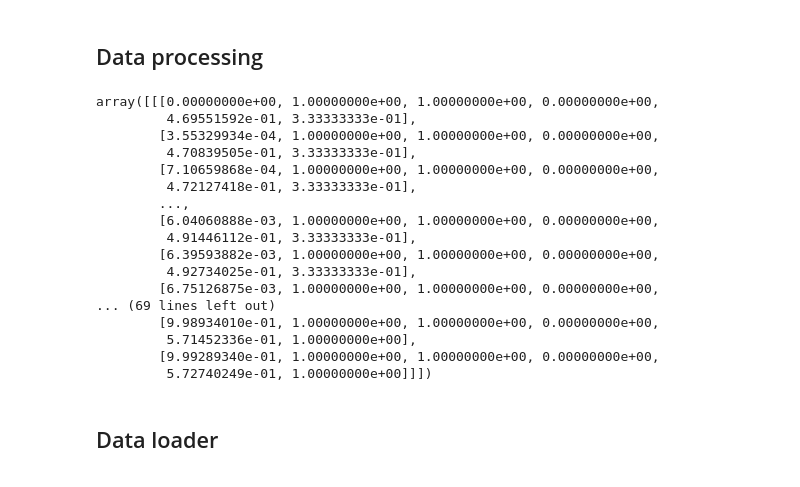
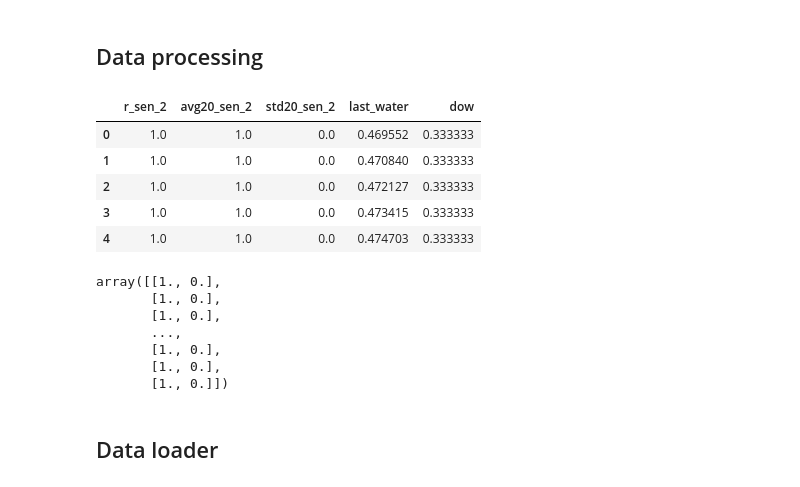
Before and after one commit to JerrickB/MoistBot, a Jupyter notebook: MoistBot.ipynb, the cells around one changed output. Saved outputs shown, nothing was run; the diff lists cells and outputs as text; code cells hidden in the pictures.

```diff
--- a/MoistBot.ipynb
+++ b/MoistBot.ipynb
@@ -10,7 +32,7 @@ from sklearn.preprocessing import MinMaxScaler
 # %% [markdown]
 ## Data Injest
 # %%
-PATH = "../notebooks/dual_sen_sample_1.csv"
+PATH = "../notebooks/data/dual_sen_sample_1.csv"
 # %%
 def moving_mean(time, data, lag=5):
     X = []
@@ -108,46 +130,49 @@ df.head()
 # %% [markdown]
 ## Data processing
 # %%
-def ds_make(df,y_col,win=20):
+def ds_make(df,y_col,win=20,md=False):
     x, y = [], []
     for i in range(int(len(df)-win-1)):
         a = df.loc[i:(i+win)-1]
         x.append(a)
-        y.append(df.loc[i+win])
+        if md:
+            y.append(df.loc[i+win,['avg20_sen_2','std20_sen_2']])
+        else:
+            y.append(df.loc[i+win,'avg20_sen_2'])
     return np.array(x), np.array(y)
 # %%
 df_d = df.reset_index()
-df_d.drop('index',axis=1,inplace=True)
+df_d.drop(['index','datetime'],axis=1,inplace=True)
 
-df_d.loc[:,'datetime'] = df_d['datetime'].astype(int)/1000000000
-df_d.loc[:,'last_water'] = df_d.loc[:,'last_water'].astype(int)/1000000000
+df_d.loc[:,'last_water'] = df_d.loc[:,'last_water'].astype(int)/10000000000
 
 #scale down for computing
 scaler = MinMaxScaler(feature_range=(0,1))
-for col in df_d.columns:
+for col in ['r_sen_2','avg20_sen_2','std20_sen_2','last_water','dow']:
     df_d.loc[:,col] = scaler.fit_transform(df_d[col].values.reshape(-1,1))
 
 # split into DL data
-xs, ys = ds_make(df_d,"r_sen_2")
+win = 20
+xs, ys = ds_make(df_d,"r_sen_2",win=win, md=True)
+# xs = [item for sublist in xs for item in sublist]
+# ys = [item for sublist in ys for item in sublist]
+df_d.head()
+# %% [output]
+|  | r_sen_2 | avg20_sen_2 | std20_sen_2 | last_water | dow |
+| 0 | 1.0 | 1.0 | 0.0 | 0.469552 | 0.333333 |
+| 1 | 1.0 | 1.0 | 0.0 | 0.470840 | 0.333333 |
+| 2 | 1.0 | 1.0 | 0.0 | 0.472127 | 0.333333 |
+| 3 | 1.0 | 1.0 | 0.0 | 0.473415 | 0.333333 |
+| 4 | 1.0 | 1.0 | 0.0 | 0.474703 | 0.333333 |
-# %%
-xs
-# %% [output]
-array([[[0.00000000e+00, 1.00000000e+00, 1.00000000e+00, 0.00000000e+00,
-         4.69551592e-01, 3.33333333e-01],
-        [3.55329934e-04, 1.00000000e+00, 1.00000000e+00, 0.00000000e+00,
-         4.70839505e-01, 3.33333333e-01],
-        [7.10659868e-04, 1.00000000e+00, 1.00000000e+00, 0.00000000e+00,
-         4.72127418e-01, 3.33333333e-01],
-        ...,
-        [6.04060888e-03, 1.00000000e+00, 1.00000000e+00, 0.00000000e+00,
-         4.91446112e-01, 3.33333333e-01],
-        [6.39593882e-03, 1.00000000e+00, 1.00000000e+00, 0.00000000e+00,
-         4.92734025e-01, 3.33333333e-01],
-        [6.75126875e-03, 1.00000000e+00, 1.00000000e+00, 0.00000000e+00,
-... (69 lines left out)
-        [9.98934010e-01, 1.00000000e+00, 1.00000000e+00, 0.00000000e+00,
-         5.71452336e-01, 1.00000000e+00],
-        [9.99289340e-01, 1.00000000e+00, 1.00000000e+00, 0.00000000e+00,
-         5.72740249e-01, 1.00000000e+00]]])
+# %%
+ys
+# %% [output]
+array([[1., 0.],
+       [1., 0.],
+       [1., 0.],
+       ...,
+       [1., 0.],
+       [1., 0.],
+       [1., 0.]])
 # %% [markdown]
 ## Data loader
```
Also changed, not shown: parts of 13 cells of this notebook, 3 other files.
